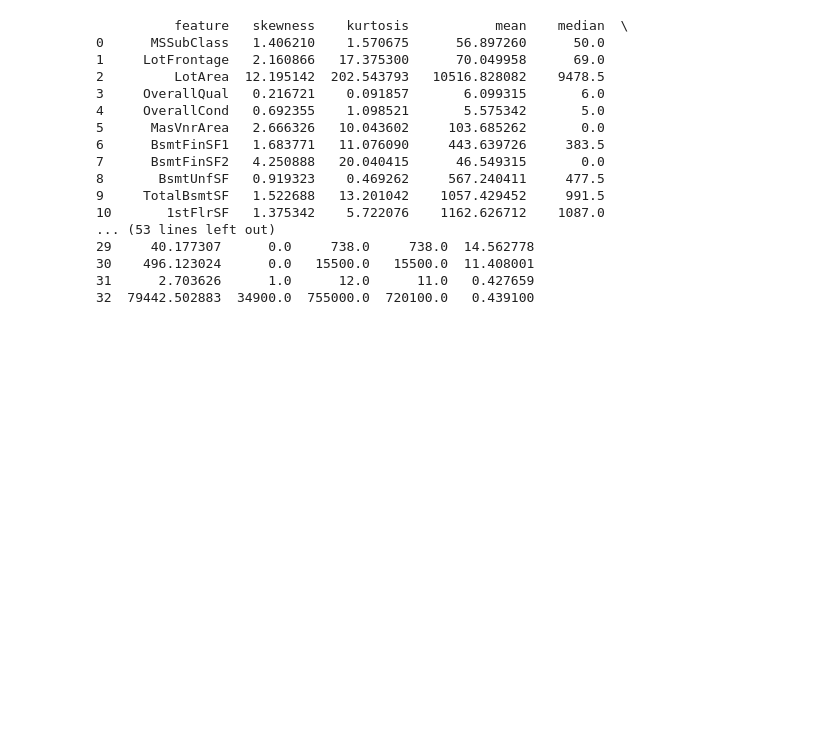
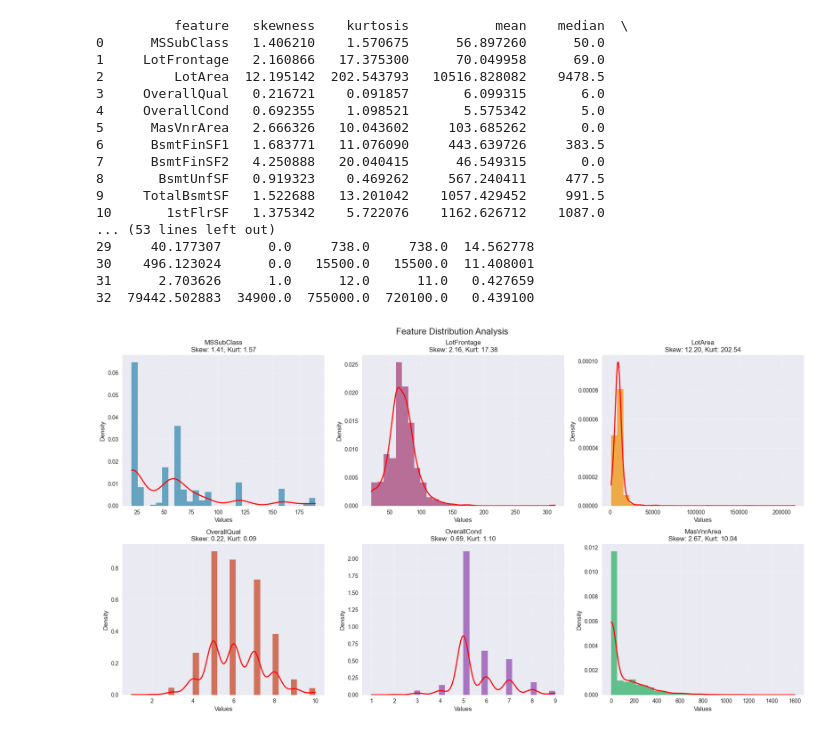
Before and after one commit to arsathits/data-analysis-with-python, a Jupyter notebook: housing_data_EDA/Housing.ipynb, the cells around one changed output. Drawn from its saved outputs; the diff is of its cells as text; code cells hidden in the pictures; blank space fills up the shorter version.

Commit message:
added plot_destribution_analysis func

```diff
--- a/housing_data_EDA/Housing.ipynb
+++ b/housing_data_EDA/Housing.ipynb
@@ -389,3 +389,44 @@ print(distribution_summary)
 30    496.123024      0.0   15500.0   15500.0  11.408001
 31      2.703626      1.0      12.0      11.0   0.427659
 32  79442.502883  34900.0  755000.0  720100.0   0.439100
+# %%
+def plot_distribution_analysis(df, features, max_features=6):
+
+    features_to_plot = features[:max_features]
+
+    fig, axes = plt.subplots(2,3, figsize = (18,10))
+    fig.suptitle('Feature Distribution Analysis', fontsize=16)
+    axes=axes.ravel()
+
+    for i,feature in enumerate(features_to_plot):
+        ax=axes[i]
+        data= df[feature].dropna()
+
+        ax.hist(data, bins=30, density=True, alpha=0.7, color=COLORS[i % len(COLORS)])
+
+        from scipy.stats import gaussian_kde
+        if len(data)>1:
+            density = gaussian_kde(data)
+            xs = np.linspace(data.min(), data.max(), 200)
+            ax.plot(xs, density(xs), 'r-', linewidth=2)
+
+        ax.set_title(f'{feature}\nSkew: {skew(data):.2f}, Kurt: {kurtosis(data):.2f}')
+        ax.set_xlabel('Values')
+        ax.set_ylabel('Density')
+        ax.grid(True, alpha=0.3)
+
+    for i in range(len(features_to_plot), len(axes)):
+        axes[i].set_visible(False)
+
+    plt.tight_layout()
+    plt.savefig(VIZ_PATH / 'distribution_analysis.png', dpi=300, bbox_inches='tight')
+    plt.show()
+# %%
+feature_types = get_feature_types(df)
+numeric_features = [
+    col for col in feature_types['numerical']
+    if col != 'Id' and col not in feature_types['temporal']
+]
+plot_distribution_analysis(df,numeric_features)
+# %% [output]
+[figure, added]
```
Also changed, not shown: 2 other files.
